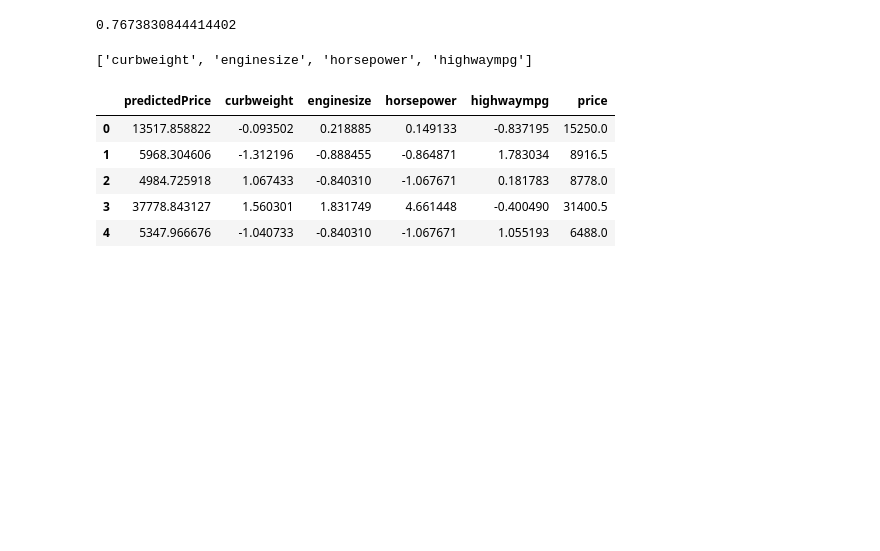
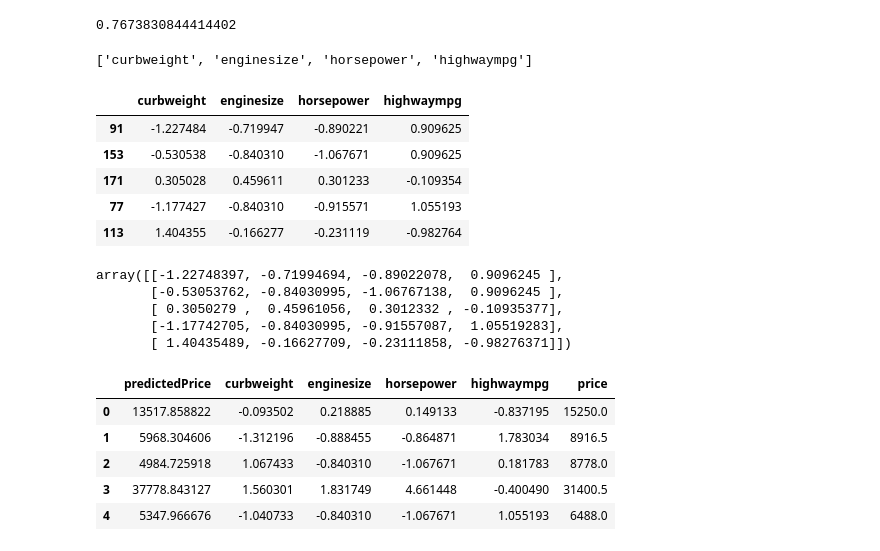
Before and after one commit to ncrowder/python, a Jupyter notebook: murach_data_analysis/class_demos/multiple_regression.ipynb, the cells around one changed output. Saved outputs shown, nothing was run; the diff lists cells and outputs as text; code cells hidden in the pictures; blank space fills up the shorter version.

```diff
--- a/murach_data_analysis/class_demos/multiple_regression.ipynb
+++ b/murach_data_analysis/class_demos/multiple_regression.ipynb
@@ -726,6 +726,23 @@ selected_features = list(selected_features)
 selected_features
 # %% [output]
 ['curbweight', 'enginesize', 'horsepower', 'highwaympg']
+# %%
+carsTrain[selected_features].head()
+# %% [output]
+|  | curbweight | enginesize | horsepower | highwaympg |
+| 91 | -1.227484 | -0.719947 | -0.890221 | 0.909625 |
+| 153 | -0.530538 | -0.840310 | -1.067671 | 0.909625 |
+| 171 | 0.305028 | 0.459611 | 0.301233 | -0.109354 |
+| 77 | -1.177427 | -0.840310 | -0.915571 | 1.055193 |
+| 113 | 1.404355 | -0.166277 | -0.231119 | -0.982764 |
+# %%
+x_train_fs[:5,:]
+# %% [output]
+array([[-1.22748397, -0.71994694, -0.89022078,  0.9096245 ],
+       [-0.53053762, -0.84030995, -1.06767138,  0.9096245 ],
+       [ 0.3050279 ,  0.45961056,  0.3012332 , -0.10935377],
+       [-1.17742705, -0.84030995, -0.91557087,  1.05519283],
+       [ 1.40435489, -0.16627709, -0.23111858, -0.98276371]])
 # %%
 y_predicted = model.predict(carsTest[selected_features])
 # %%
```
